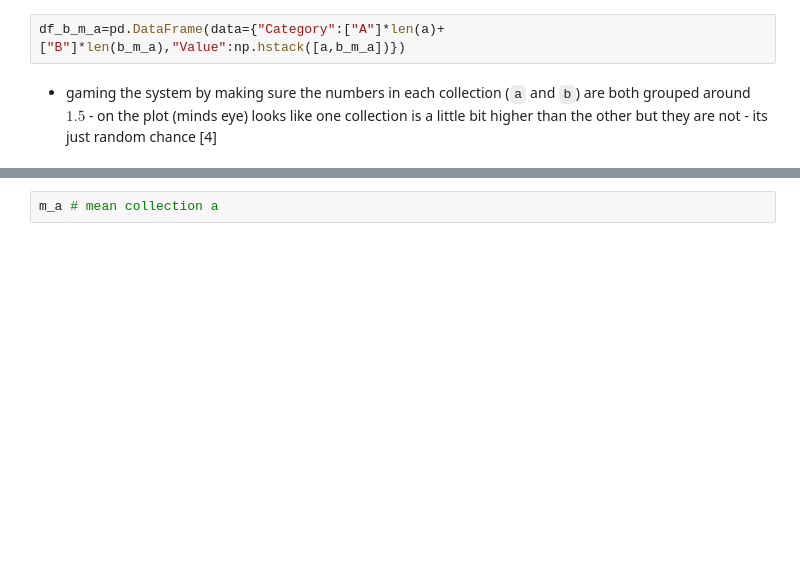
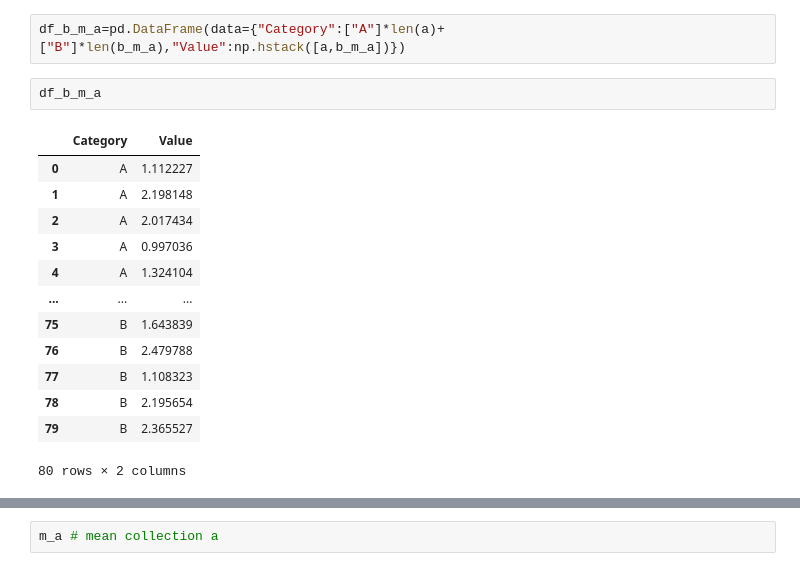
Before and after one commit to SeanOhAileasa/mls-scikit-learn-scipy-stats, a Jupyter notebook: scipy-stats.ipynb, the cells around one changed output, grey strips where cells are left out. Drawn from its saved outputs; the diff is of its cells as text; blank space fills up the shorter version.

```diff
--- a/scipy-stats.ipynb
+++ b/scipy-stats.ipynb
@@ -639,8 +722,22 @@ m_b
 b_m_a=np.random.normal(loc=m_b,scale=s_b,size=N) # collection same mean
 # %%
 df_b_m_a=pd.DataFrame(data={"Category":["A"]*len(a)+["B"]*len(b_m_a),"Value":np.hstack([a,b_m_a])})
-# %% [markdown]
-- gaming the system by making sure the numbers in each collection (``a`` and ``b``) are both grouped around $1.5$ - on the plot (minds eye) looks like one collection is a little bit higher than the other but they are not - its just random chance [4]
+# %%
+df_b_m_a
+# %% [output]
+|  | Category | Value |
+| 0 | A | 1.112227 |
+| 1 | A | 2.198148 |
+| 2 | A | 2.017434 |
+| 3 | A | 0.997036 |
+| 4 | A | 1.324104 |
+| ... | ... | ... |
+| 75 | B | 1.643839 |
+| 76 | B | 2.479788 |
+| 77 | B | 1.108323 |
+| 78 | B | 2.195654 |
+| 79 | B | 2.365527 |
+80 rows × 2 columns
 # %%
 sns.catplot(x="Category",y="Value",jitter=False,data=df);
 # %% [output]
```
Also changed, not shown: parts of 173 cells of this notebook, 1 other file.
